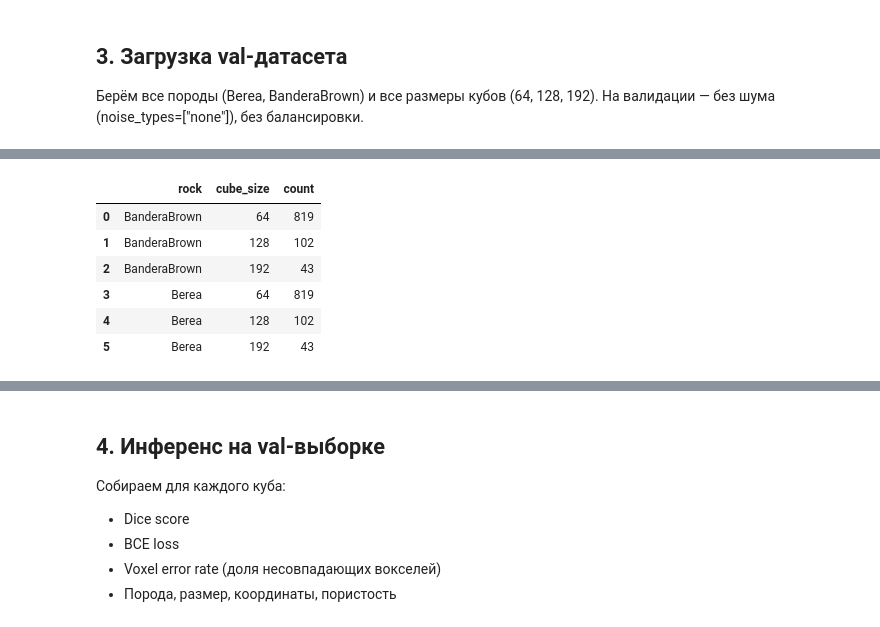
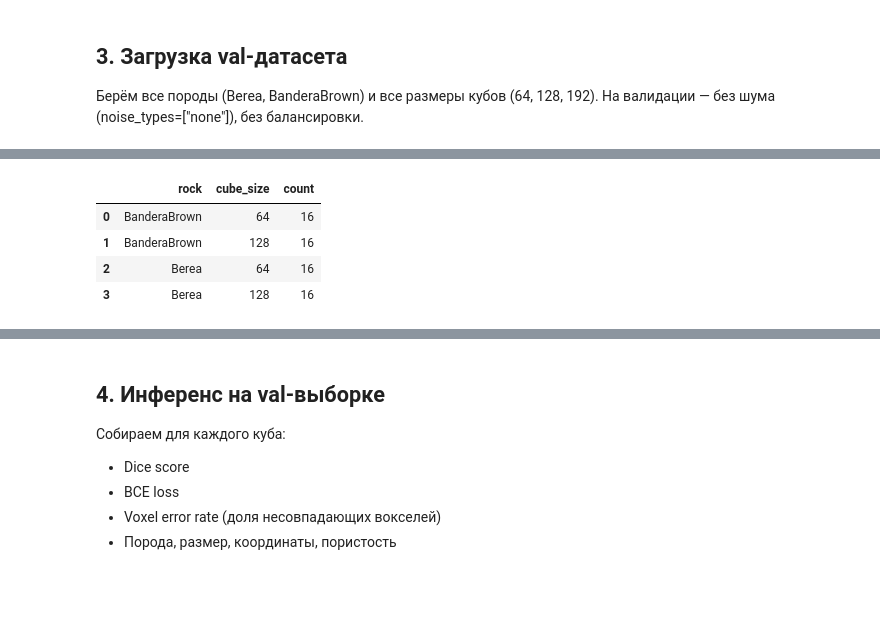
Before and after one commit to mxzt9/Micro-CT, a Jupyter notebook: src/notebooks/05_validate_segmentation.ipynb, the cells around one changed output, grey strips where cells are left out. Saved outputs shown, nothing was run; the diff lists cells and outputs as text; code cells hidden in the pictures; blank space fills up the shorter version.

```diff
--- a/src/notebooks/05_validate_segmentation.ipynb
+++ b/src/notebooks/05_validate_segmentation.ipynb
@@ -6,8 +6,10 @@
 с разбивкой по породе (Berea / BanderaBrown) и размеру куба (64 / 128 / 192).
 # %%
 from pathlib import Path
+from itertools import islice
 import importlib
 import sys
+import time
 import warnings
 
 import numpy as np
@@ -45,6 +47,7 @@ losses_module = importlib.reload(losses_module)
 
 DEFAULT_CUBE_SIZES = data_module.DEFAULT_CUBE_SIZES
 BereaPatchDataset = data_module.BereaPatchDataset
+CubeSizeBatchSampler = data_module.CubeSizeBatchSampler
 FiLMRoutedUNet3D = film_module.FiLMRoutedUNet3D
 dice_score_from_logits = losses_module.dice_score_from_logits
 
@@ -56,16 +59,20 @@ ROOT: c:\Users\F\Desktop\ДЗ\ОАИП\micro_ct device: cuda
 # %% [markdown]
 ## 1. Параметры валидации
 # %%
-CHECKPOINT_PATH = MODEL_DIR / "film_routed_unet3d_best.pth"
-CUBE_SIZES = list(DEFAULT_CUBE_SIZES)  # [64, 128, 192]
-BATCH_SIZE = 1
+CHECKPOINT_PATH = MODEL_DIR / "1epoch_full_2rocks.pth"
+CUBE_SIZES = [64, 128]  # smoke validation; use [64, 128] or list(DEFAULT_CUBE_SIZES) for fuller checks
+BATCH_SIZE_BY_CUBE_SIZE = {64: 16, 128: 2, 192: 1}
+VAL_SAMPLES_PER_GROUP = 16  # per rock + cube_size; None = all validation samples
 NUM_WORKERS = 0
 PIN_MEMORY = device == "cuda"
+USE_RAM_CACHE = True  # cache selected validation cubes after first CPU read
 
 # Сколько val-батчей максимум (None = все). Быстрая оценка: первые 50.
-MAX_VAL_BATCHES = None  # или 100 для быстрой проверки
+MAX_VAL_BATCHES = 8  # additional hard cap; None = use all sampled validation batches
+POSTFIX_EVERY = 50
 
 print("Checkpoint:", CHECKPOINT_PATH)
 print("Cube sizes:", CUBE_SIZES)
 print("Device:", device)
+print("RAM cache:", USE_RAM_CACHE)
 # %% [output]
@@ -110,19 +118,69 @@ val_ds = BereaPatchDataset(
     use_raw_gray=False,
     noise_types=["none"],
     balance=False,
-    samples_per_group=None,
+    samples_per_group=VAL_SAMPLES_PER_GROUP,
+    return_aux_targets=False,
 )
 
+class CachedPatchDataset:
+    def __init__(self, dataset):
+        self.samples = []
+        start = time.perf_counter()
+        for idx in tqdm(range(len(dataset)), desc="Caching val cubes", leave=False):
+            sample = dataset[idx]
+            self.samples.append({
+                "x": sample["x"].contiguous(),
+                "y": sample["y"].contiguous(),
+                "coord": sample["coord"],
+                "rock": sample["rock"],
+                "cube_size": sample["cube_size"],
+                "porosity": sample["porosity"],
+                "percolates": sample["percolates"],
+                "noise": sample["noise"],
+            })
+        self.df = dataset.df.iloc[dataset.sample_index].reset_index(drop=True)
+        self.sample_index = np.arange(len(self.samples))
+        self.cube_sizes = dataset.cube_sizes
+        elapsed = time.perf_counter() - start
+        cached_bytes = sum(
+            sample["x"].numel() * sample["x"].element_size()
+            + sample["y"].numel() * sample["y"].element_size()
+            for sample in self.samples
+        )
+        print(f"Cached {len(self.samples)} cubes in RAM: {cached_bytes / 1024**2:.1f} MB, {elapsed:.1f}s")
+
+    def __len__(self):
+        return len(self.samples)
+
+    def __getitem__(self, idx):
+        return self.samples[int(idx)]
+
+if USE_RAM_CACHE:
+    val_ds = CachedPatchDataset(val_ds)
+
+val_sampler = CubeSizeBatchSampler(
+    val_ds,
+    BATCH_SIZE_BY_CUBE_SIZE,
+    shuffle=False,
+)
 val_loader = DataLoader(
     val_ds,
-    batch_size=BATCH_SIZE,
-    shuffle=False,
+    batch_sampler=val_sampler,
     num_workers=NUM_WORKERS,
     pin_memory=PIN_MEMORY,
 )
 
-print(f"Val dataset: {len(val_ds)} samples")
+print(f"Val dataset: {len(val_ds)} samples, {len(val_loader)} batches")
+print("Samples per rock+cube_size:", VAL_SAMPLES_PER_GROUP)
+print("Batch sizes by cube_size:", BATCH_SIZE_BY_CUBE_SIZE)
 print()
-print("Распределение по группам:")
+print("Распределение по группам в index-файлах:")
 display(val_ds.df.groupby(["rock", "cube_size"]).size().rename("count").reset_index())
+print("\nФактически выбранные samples после VAL_SAMPLES_PER_GROUP:")
+effective_val = val_ds.df.iloc[val_ds.sample_index]
+display(effective_val.groupby(["rock", "cube_size"]).size().rename("count").reset_index())
+print("\nBatches by cube_size:")
+for size, indices in val_sampler.indices_by_size.items():
+    bs = val_sampler._batch_size_for(size)
+    print(f"  {size}: samples={len(indices)}, batch_size={bs}, batches={len(range(0, len(indices), bs))}")
 # %% [output]
@@ -132,7 +193,5 @@ Val dataset: 1928 samples
 |  | rock | cube_size | count |
-| 0 | BanderaBrown | 64 | 819 |
-| 1 | BanderaBrown | 128 | 102 |
-| 2 | BanderaBrown | 192 | 43 |
-| 3 | Berea | 64 | 819 |
-| 4 | Berea | 128 | 102 |
-| 5 | Berea | 192 | 43 |
+| 0 | BanderaBrown | 64 | 16 |
+| 1 | BanderaBrown | 128 | 16 |
+| 2 | Berea | 64 | 16 |
+| 3 | Berea | 128 | 16 |
```
Also changed, not shown: parts of 12 cells of this notebook, 13 other files.
